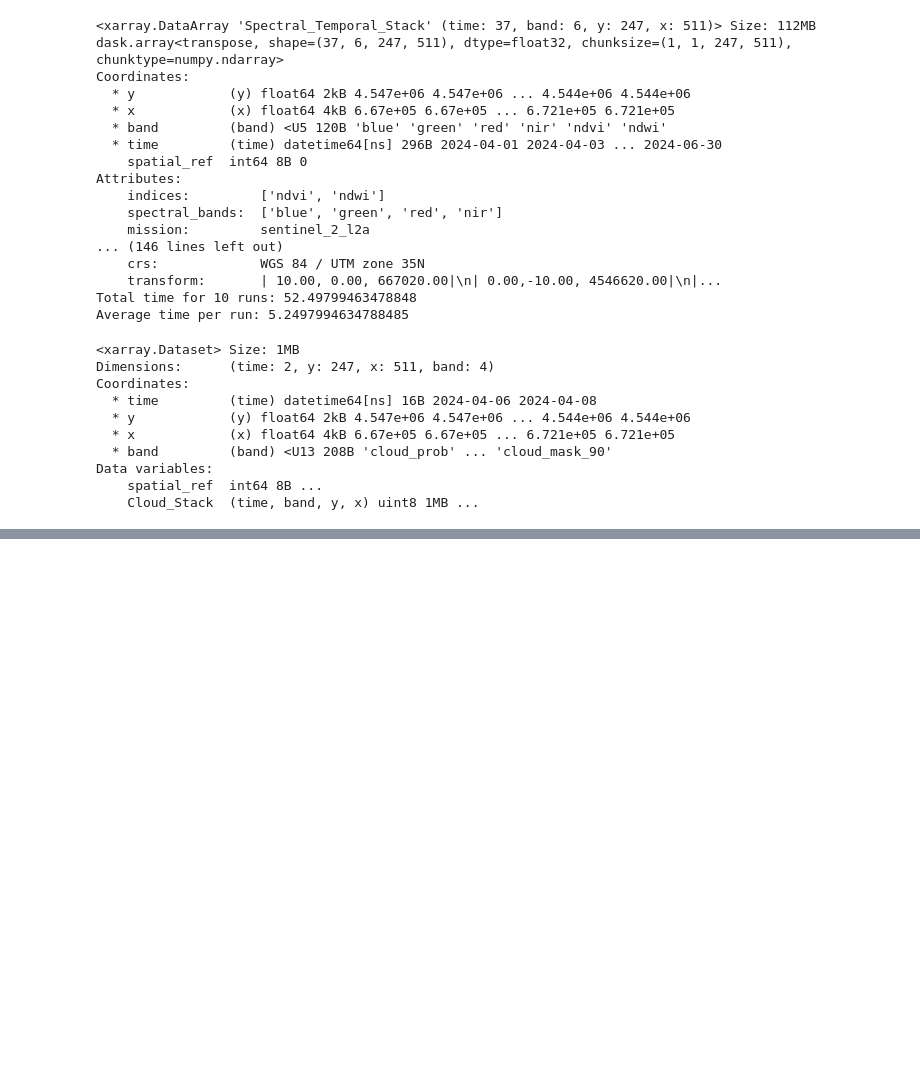
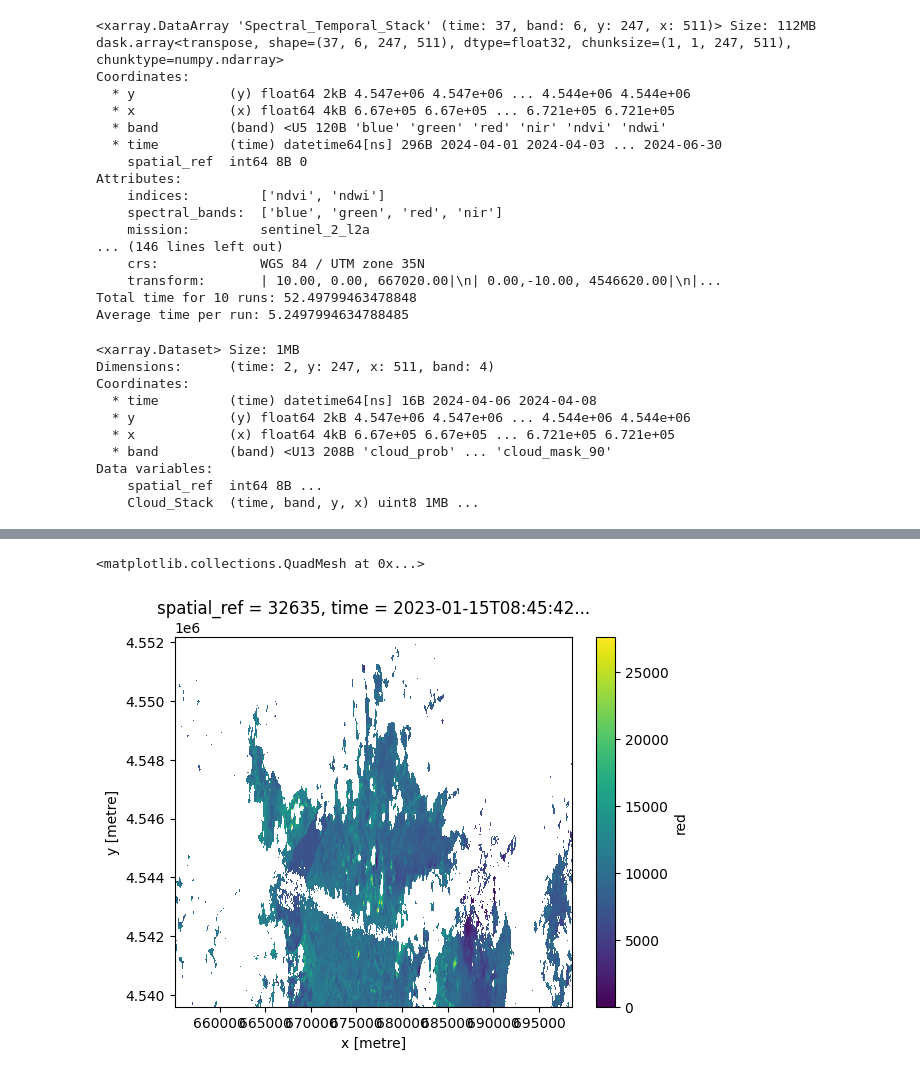
Before and after one commit to BaturalpArisoy/stac2cube, a Jupyter notebook: interactive/interactive.ipynb, the cells around one changed output, grey strips where cells are left out. Saved outputs shown, nothing was run; the diff lists cells and outputs as text; code cells hidden in the pictures; blank space fills up the shorter version.

```diff
--- a/interactive/interactive.ipynb
+++ b/interactive/interactive.ipynb
@@ -283,0 +420,7 @@ Time threshold reached! Exiting loop and exporting the collected cloud maps...
+# %%
+stac_masked = stac.where(~cloud_mask)
+# %%
+stac_masked.red[2].plot()
+# %% [output]
+<matplotlib.collections.QuadMesh at 0x...>
+[figure, added]
```
Also changed, not shown: parts of 33 cells of this notebook, 21 other files.
